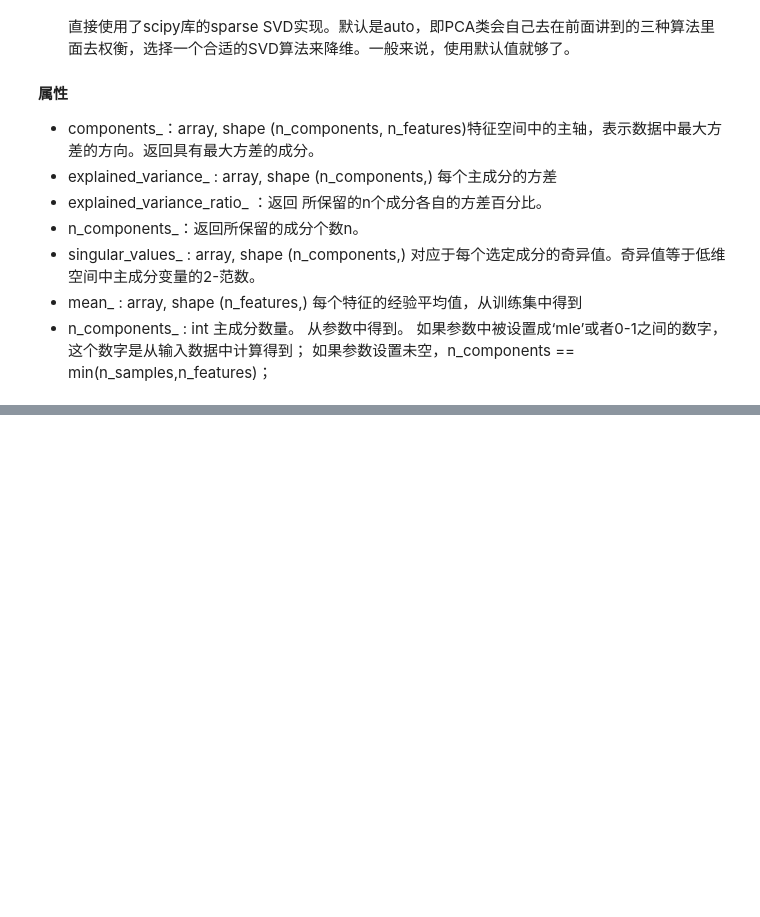
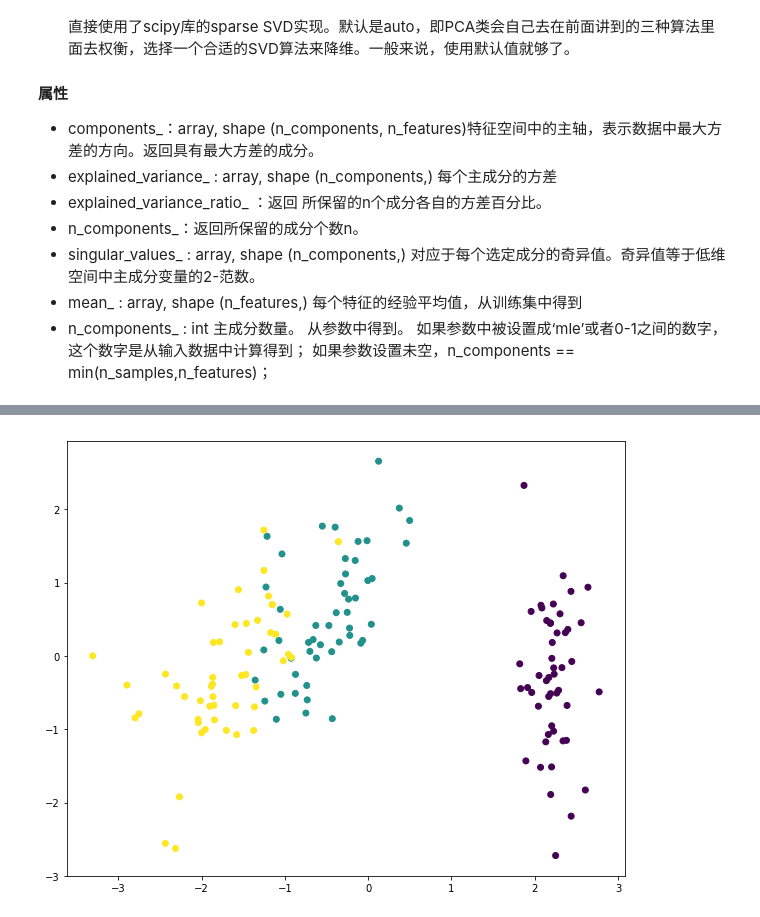
Before and after one commit to Parker-Lyu/ML_BY_Andrew, a Jupyter notebook: PCA 代码.ipynb, the cells around one changed output, grey strips where cells are left out. Cells and saved outputs as stored; diff of their text form; code cells hidden in the pictures; blank space fills up the shorter version.

```diff
--- a/PCA 代码.ipynb
+++ b/PCA 代码.ipynb
@@ -33,0 +216,4 @@ from sklearn.decomposition import PCAA
+# %%
+#协方差矩阵
+covariance = X_standard.T.dot(X_standard)
+print(covariance)
@@ -33,0 +225,4 @@ from sklearn.decomposition import PCAA
+# %%
+# 奇异值分解
+U, Sigma, V = linalg.svd(covariance)
+print(U)
@@ -33,0 +250,4 @@ from sklearn.decomposition import PCAA
+# %%
+# 主成分向量
+U_reduce = U[:,:2]
+U_reduce
@@ -33,0 +259,3 @@ from sklearn.decomposition import PCAA
+# %%
+X_to_Z = X_standard.dot(U_reduce)
+X_to_Z
@@ -33,0 +280,6 @@ from sklearn.decomposition import PCAA
+# %%
+plt.figure(figsize=(10,8))
+plt.scatter(X_to_Z[:,0],X_to_Z[:,1],c=y)
+plt.show()
+# %% [output]
+[figure, added]
```
Also changed, not shown: parts of 30 cells of this notebook.
